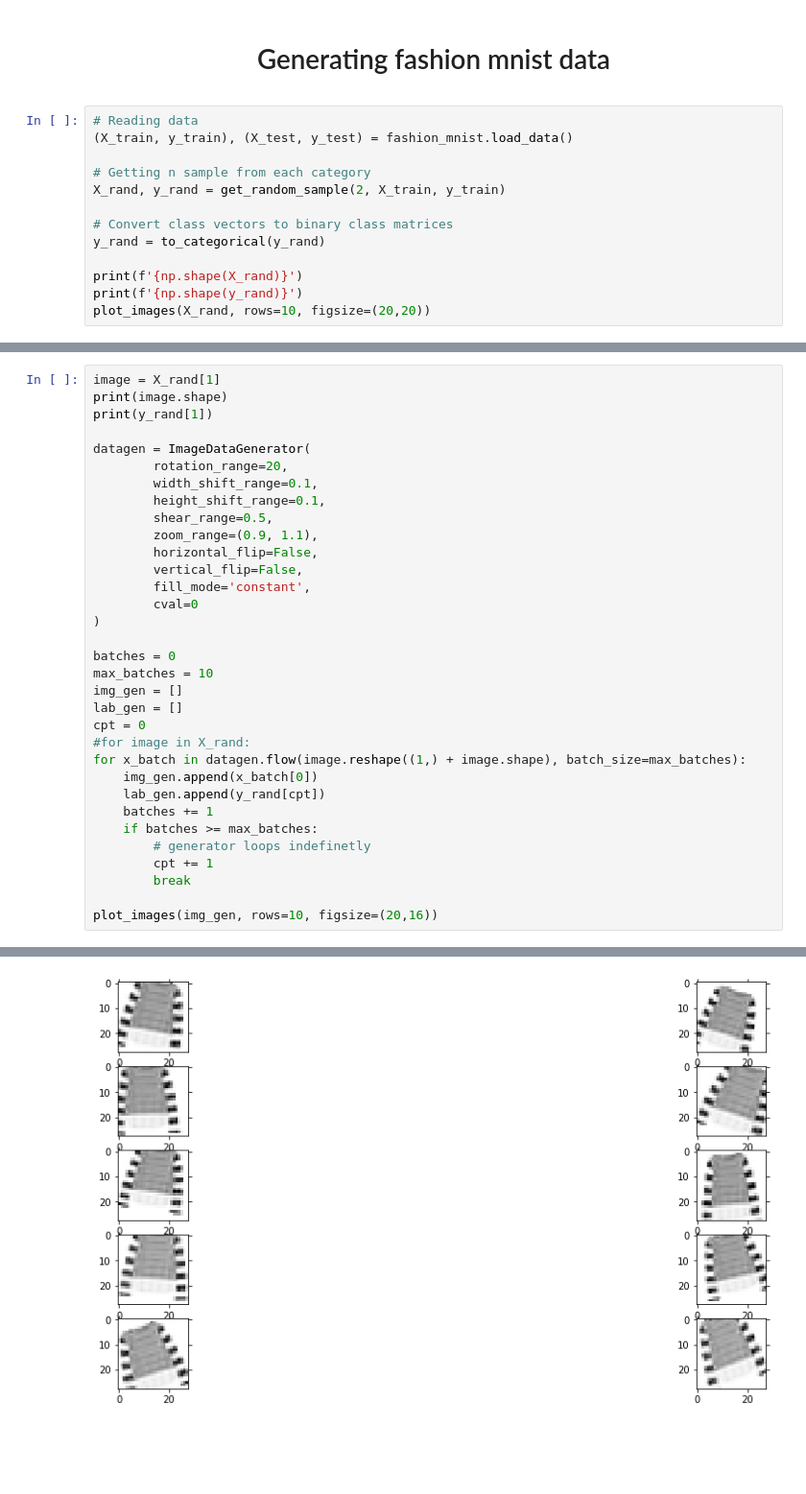
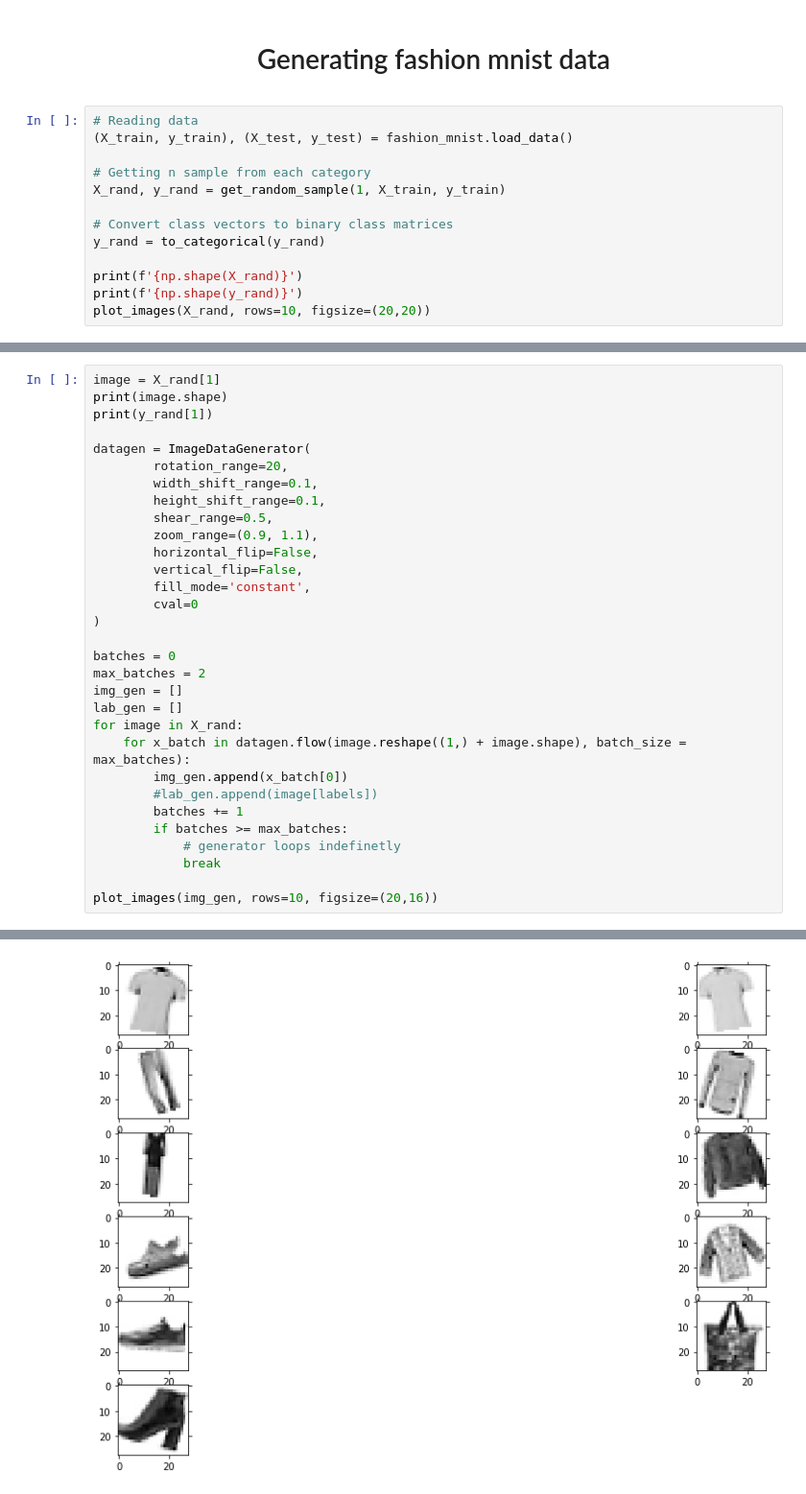
Before and after one commit to nilbahaaeddine/M1_CNN, a Jupyter notebook: src/DataGenerator.ipynb, the cells around one changed output, grey strips where cells are left out. Shown at 96% size. Saved outputs shown, nothing was run; the diff lists cells and outputs as text; blank space fills up the shorter version.

```diff
--- a/src/DataGenerator.ipynb
+++ b/src/DataGenerator.ipynb
@@ -76,7 +76,7 @@ def get_random_sample(number_of_samples, data, labels):
 (X_train, y_train), (X_test, y_test) = fashion_mnist.load_data()
 
 # Getting n sample from each category
-X_rand, y_rand = get_random_sample(2, X_train, y_train)
+X_rand, y_rand = get_random_sample(1, X_train, y_train)
 
 # Convert class vectors to binary class matrices
 y_rand = to_categorical(y_rand)
@@ -106,19 +106,17 @@ datagen = ImageDataGenerator(
 )
 
 batches = 0
-max_batches = 10
+max_batches = 2
 img_gen = []
 lab_gen = []
-cpt = 0
-#for image in X_rand:
-for x_batch in datagen.flow(image.reshape((1,) + image.shape), batch_size=max_batches):
-    img_gen.append(x_batch[0])
-    lab_gen.append(y_rand[cpt])
-    batches += 1
-    if batches >= max_batches:
-        # generator loops indefinetly
-        cpt += 1
-        break
+for image in X_rand:
+    for x_batch in datagen.flow(image.reshape((1,) + image.shape), batch_size = max_batches):
+        img_gen.append(x_batch[0])
+        #lab_gen.append(image[labels])
+        batches += 1
+        if batches >= max_batches:
+            # generator loops indefinetly
+            break
 
 plot_images(img_gen, rows=10, figsize=(20,16))
 # %% [output]
@@ -128,2 +125,2 @@ plot_images(img_gen, rows=10, figsize=(20,16))
-[figure, old version]
+[figure, new version]
 # %%
```
Also changed, not shown: parts of 3 cells of this notebook, 3 other files.
